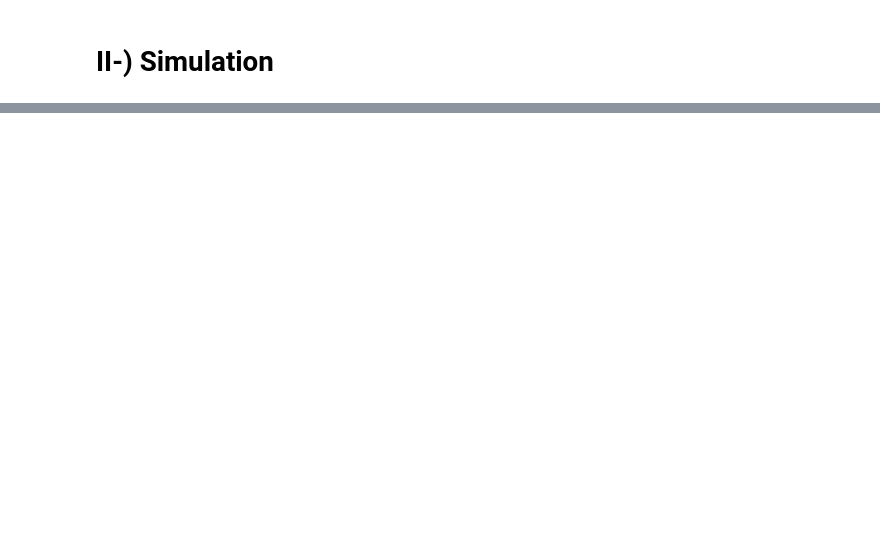
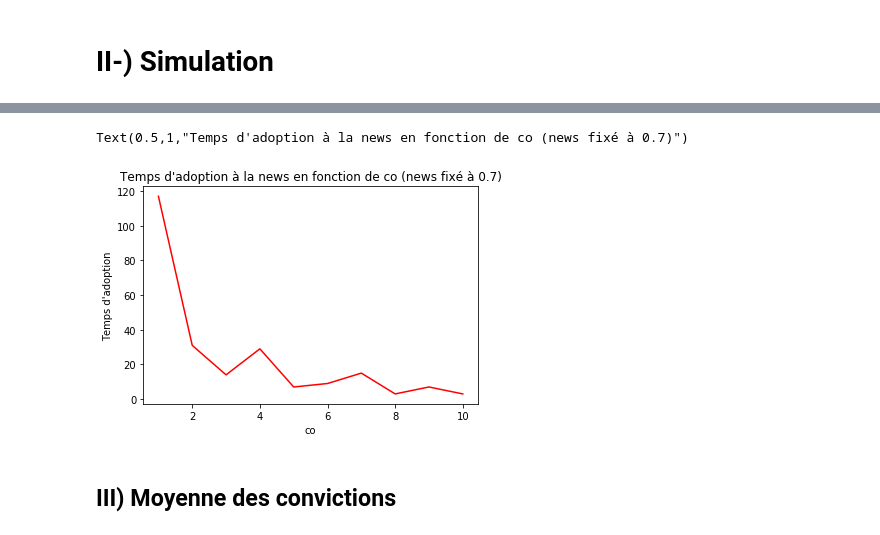
Before and after one commit to are-mipiA1A2/Fake-news, a Jupyter notebook: CLEAN CODE - physique+distance.ipynb, the cells around one changed output, grey strips where cells are left out. Cells and saved outputs as stored; diff of their text form; code cells hidden in the pictures; blank space fills up the shorter version.

```diff
--- a/CLEAN CODE - physique+distance.ipynb
+++ b/CLEAN CODE - physique+distance.ipynb
@@ -926,3 +1059,21 @@ plt.colorbar()
+# %%
+Reseau_discu={str(k):(0,0,fp,0.5) for k in range(1,N+1) for fp in np.random.uniform(low=0.0, high=1.0,size=N)}
+Pop_ac_om=init_ac_om_et_xom(Reseau_discu,List_om,List_xom)
+
+x_co = range(11)
+y_tps = tps_pp_co(Pop_ac_om,Noms_agents_avec,N_1dim,1000,List_om,List_xom,Mat_pop_ac_om,0.7)
+
+fig, axes = plt.subplots()
+
+axes.plot(x_co,y_tps,'r')
+axes.set_xlabel('co')
+axes.set_ylabel('Temps d\'adoption')
+axes.set_title('Temps d\'adoption à la news en fonction de co (news fixé à 0.7)')
+# %% [output]
+Text(0.5,1,"Temps d'adoption à la news en fonction de co (news fixé à 0.7)")
+[figure, added]
+# %% [markdown]
+## III) Moyenne des convictions
 # %%
 def moy(simu_p):
     L=[]
```
Also changed, not shown: parts of 35 cells of this notebook.
